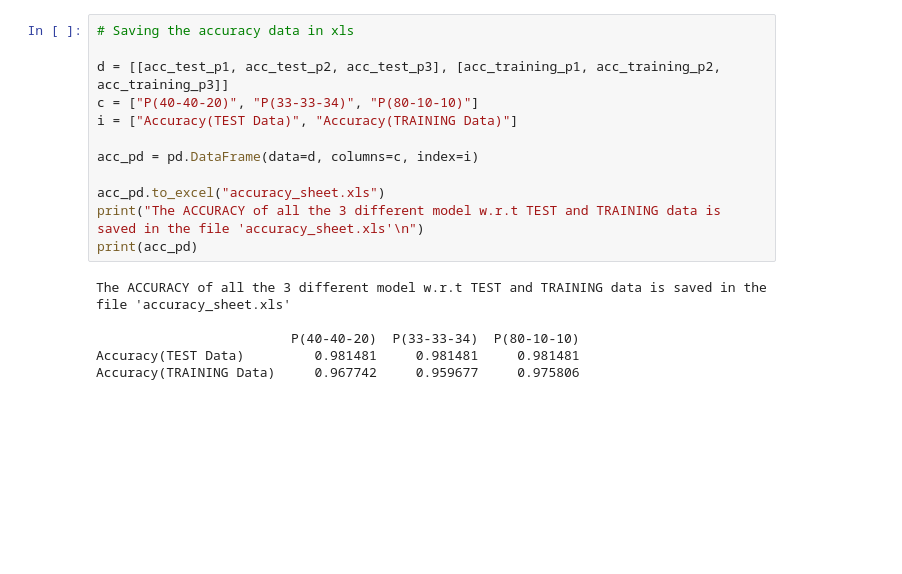
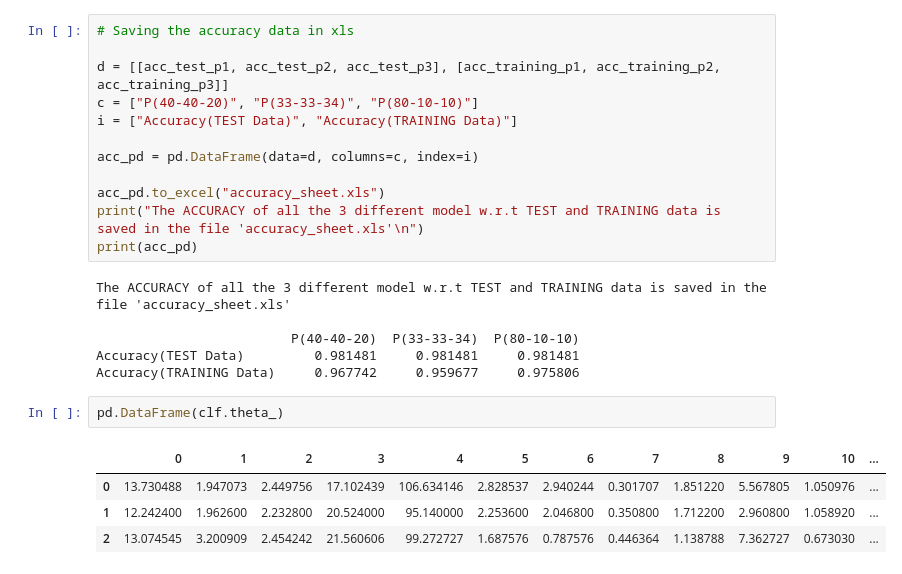
Before and after one commit to debnsuma/iitj_aimt2020_ml1, a Jupyter notebook: A2/Q1/ML-Q1.ipynb, the cells around one changed output. Cells and saved outputs as stored; diff of their text form; blank space fills up the shorter version.

```diff
--- a/A2/Q1/ML-Q1.ipynb
+++ b/A2/Q1/ML-Q1.ipynb
@@ -380,3 +380,10 @@ The ACCURACY of all the 3 different model w.r.t TEST and TRAINING data is saved
                          P(40-40-20)  P(33-33-34)  P(80-10-10)
 Accuracy(TEST Data)         0.981481     0.981481     0.981481
 Accuracy(TRAINING Data)     0.967742     0.959677     0.975806
+# %%
+pd.DataFrame(clf.theta_)
+# %% [output]
+|  | 0 | 1 | 2 | 3 | 4 | 5 | 6 | 7 | 8 | 9 | 10 | ... |
+| 0 | 13.730488 | 1.947073 | 2.449756 | 17.102439 | 106.634146 | 2.828537 | 2.940244 | 0.301707 | 1.851220 | 5.567805 | 1.050976 | ... |
+| 1 | 12.242400 | 1.962600 | 2.232800 | 20.524000 | 95.140000 | 2.253600 | 2.046800 | 0.350800 | 1.712200 | 2.960800 | 1.058920 | ... |
+| 2 | 13.074545 | 3.200909 | 2.454242 | 21.560606 | 99.272727 | 1.687576 | 0.787576 | 0.446364 | 1.138788 | 7.362727 | 0.673030 | ... |
```
Also changed, not shown: 8 other files.
